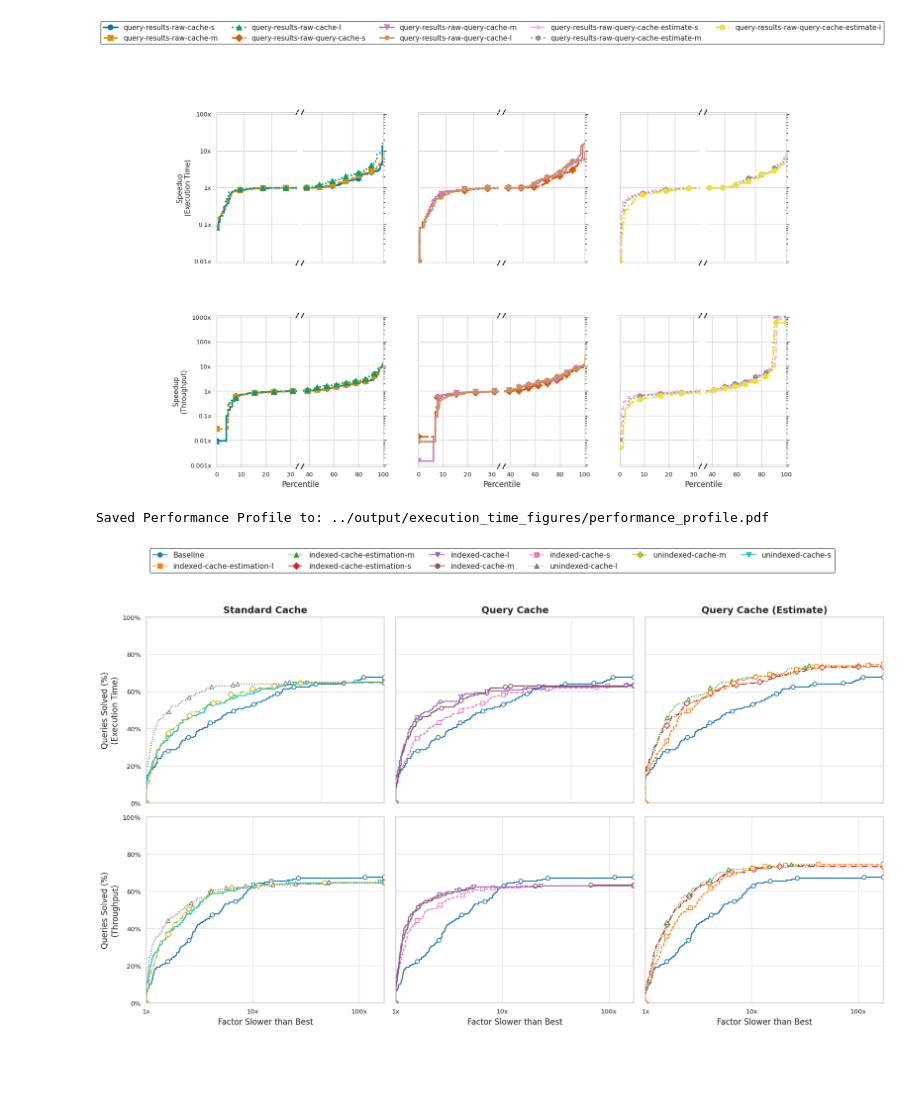
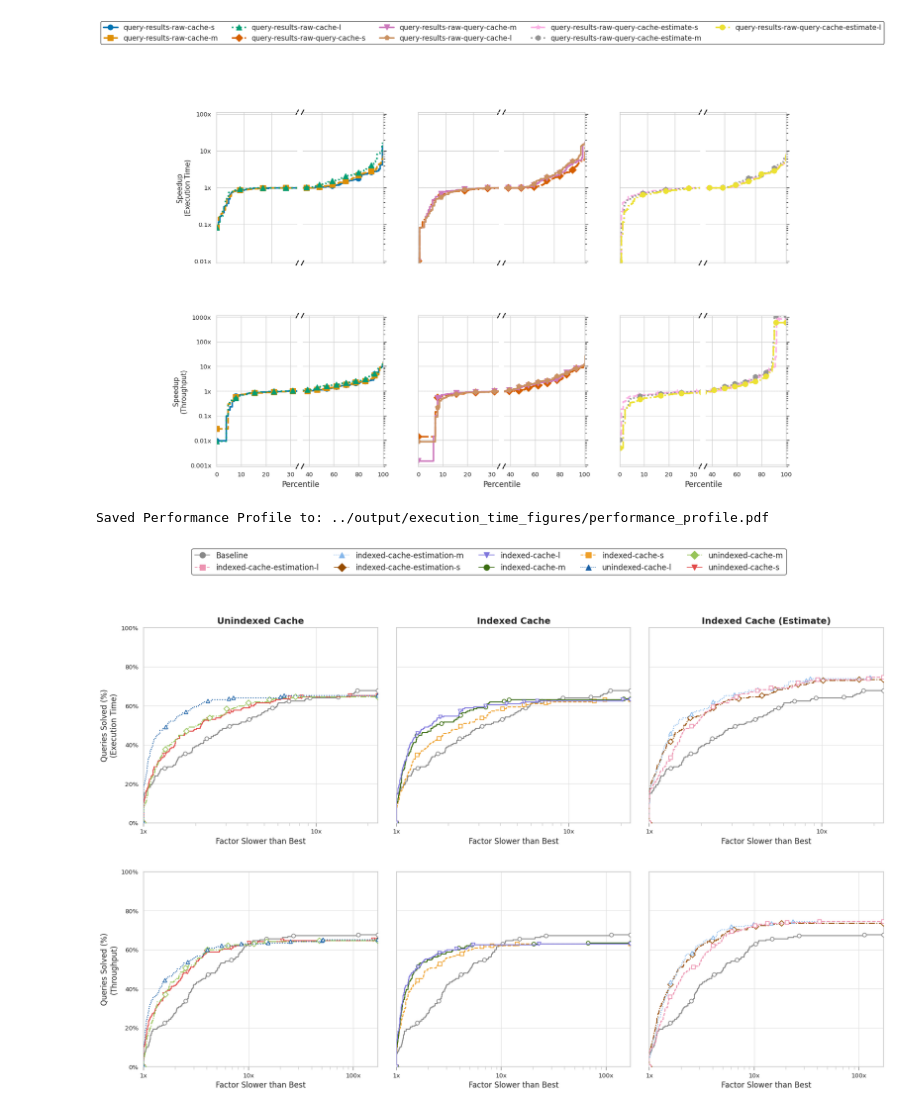
Before and after one commit to RubenEschauzier/process-raw-caching-jbr-output, a Jupyter notebook: src/data_analysis_quantile_plot.ipynb, the cells around one changed output. Saved outputs shown, nothing was run; the diff lists cells and outputs as text; code cells hidden in the pictures; blank space fills up the shorter version.

Commit message:
Add combined plot code

```diff
--- a/src/data_analysis_quantile_plot.ipynb
+++ b/src/data_analysis_quantile_plot.ipynb
@@ -847,7 +847,11 @@ def get_algorithm_labels(locations):
         mapping = {
             'cache': 'unindexed-cache',
             'query-cache': 'indexed-cache',
-            'query-cache-estimate': 'indexed-cache-estimation'
+            'query-cache-estimate': 'indexed-cache-estimation',
+            'random-cache': 'unindexed-cache',
+            'random-query-cache': 'indexed-cache',
+            'random-query-cache-estimate': 'indexed-cache-estimation'
+
         }
 
         mapped_type = mapping.get(base_type, base_type)
@@ -865,7 +869,7 @@ def plot_performance_profile(
     algorithm_labels_1=None,
     algorithm_labels_2=None,
     algorithm_labels_3=None,
-    facet_titles=["Standard Cache", "Query Cache", "Query Cache (Estimate)"],
+    facet_titles=["Unindexed Cache", "Indexed Cache", "Indexed Cache (Estimate)"],
     save_location=None
 ):
     """
@@ -940,12 +944,26 @@ def plot_performance_profile(
     if "Baseline" in algorithm_order:
         algorithm_order.insert(0, algorithm_order.pop(algorithm_order.index("Baseline")))
 
-    colors = sns.color_palette("tab10", n_colors=len(algorithm_order))
+    # Load tab10 palette
+    tab10 = sns.color_palette("tab10", 10)
+
+    color_mapping = {
+        'Baseline':                      '#888888',
+        'unindexed-cache-s':             '#E24B4A',
+        'indexed-cache-s':               '#EF9F27',
+        'indexed-cache-estimation-s':    '#964B00',
+        'unindexed-cache-m':             '#97C459',
+        'indexed-cache-m':               '#3B6D11',
+        'indexed-cache-estimation-m':    '#85B7EB',
+        'unindexed-cache-l':             '#185FA5',
+        'indexed-cache-l':               '#7F77DD',
+        'indexed-cache-estimation-l':    '#ED93B1',
+    }
 
     style_map = {}
     for i, alg in enumerate(algorithm_order):
         style_map[alg] = {
-            'color': colors[i],
+            'color': color_mapping.get(alg, tab10[i % 10]),
             'marker': style_markers[i % len(style_markers)],
             'ls': style_lines[i % len(style_lines)]
         }
@@ -975,9 +993,11 @@ def plot_performance_profile(
     num_facets = len(facet_groups)
     num_metrics = len(metrics)
 
-    # 5. Initialize Plot Grid (Added sharey=True to lock Y-axes together)
-    fig, axes = plt.subplots(num_metrics, num_facets, figsize=(5.5 * num_facets, 4.5 * num_metrics),
-                             squeeze=False, facecolor='white', sharey=True)
+    # 5. Initialize Plot Grid
+    fig, axes = plt.subplots(num_metrics, num_facets,
+                             figsize=(6.0 * num_facets, 6.5 * num_metrics),
+                             squeeze=False, facecolor='white', sharex='row', sharey='row',
+                             gridspec_kw={'wspace': 0.08, 'hspace': 0.25})
 
     # 6. Plotting Loop
     for row_idx, current_metric in enumerate(metrics):
@@ -992,14 +1012,15 @@ def plot_performance_profile(
             valid_mask = success_mask & (df_eval['throughput'] > 0)
             df_eval.loc[valid_mask, tau_col] = df_eval.loc[valid_mask, 'best_tp'] / df_eval.loc[valid_mask, 'throughput']
 
-        # Determine the maximum x-axis boundary for the ENTIRE ROW
         row_max_tau = df_eval[tau_col].replace([np.inf, -np.inf], np.nan).max()
-        if pd.isna(row_max_tau) or row_max_tau < 1.5: row_max_tau = 2.0
+        if pd.isna(row_max_tau) or row_max_tau < 1.5:
+            row_max_tau = 2.0
+        else:
+            row_max_tau = row_max_tau * 1.1
 
         for col_idx, (title, algs_in_facet) in enumerate(facet_groups):
             ax = axes[row_idx, col_idx]
 
-            # Explicitly enforce full grid and boundary box
             ax.grid(True, which='major', axis='both', color='#E0E0E0', linestyle='-', linewidth=0.8)
             for spine in ax.spines.values():
                 spine.set_visible(True)
@@ -1017,7 +1038,7 @@ def plot_performance_profile(
 
                 tau_plot = np.insert(tau_vals, 0, 1.0)
                 y_plot = np.insert(y_vals, 0, 0.0)
-                tau_plot = np.append(tau_plot, row_max_tau * 1.1)
+                tau_plot = np.append(tau_plot, row_max_tau)
                 y_plot = np.append(y_plot, y_plot[-1])
 
                 if len(tau_plot) > 12:
@@ -1042,24 +1063,27 @@ def plot_performance_profile(
             ax.xaxis.set_major_formatter(ticker.FuncFormatter(lambda x, _: f'{x:g}x'))
             ax.yaxis.set_major_formatter(ticker.PercentFormatter(1.0))
 
-            # FORCE alignment by explicitly defining the identical boundaries and ticks for every subplot
             ax.set_ylim(0, 1.0)
             ax.set_yticks([0.0, 0.2, 0.4, 0.6, 0.8, 1.0])
-            ax.set_xlim(1.0, row_max_tau * 1.1)
+            ax.set_xlim(1.0, row_max_tau)
+
+            # --- LOG SCALE MINOR TICKS FIX ---
+            # Explicitly add log minor ticks and force them to render
+            ax.xaxis.set_minor_locator(ticker.LogLocator(base=10.0, subs=np.arange(2, 10) * 1.0))
+            ax.tick_params(axis='x', which='major', bottom=True, length=6, width=1.2, color='#999999', labelbottom=True)
+            ax.tick_params(axis='x', which='minor', bottom=True, length=4, width=1.0, color='#CCCCCC')
 
             metric_title = "Throughput" if current_metric == 'throughput' else "Execution Time"
+
+            # Force x-axis labels and tick names to appear on EVERY row
+            ax.set_xlabel(f'Factor Slower than Best', fontsize=12)
 
             if row_idx == 0:
                 ax.set_title(title, fontsize=14, fontweight='bold')
             if col_idx == 0:
                 ax.set_ylabel(f'Queries Solved (%)\n({metric_title})', fontsize=12)
             else:
-                ax.tick_params(labelleft=False)
-
-            if row_idx == num_metrics - 1:
-                ax.set_xlabel(f'Factor Slower than Best', fontsize=12)
-            else:
-                ax.tick_params(labelbottom=False)
+                ax.tick_params(axis='y', labelleft=False)
 
     # 7. Global Legend Construction
     custom_handles = []
@@ -1067,23 +1091,31 @@ def plot_performance_profile(
         c_style = style_map[alg]
         custom_handles.append(mlines.Line2D(
             [], [], color=c_style['color'], marker=c_style['marker'],
-            linestyle=c_style['ls'], markersize=7, label=alg
+            linestyle=c_style['ls'],
+            markersize=9,
+            label=alg
         ))
 
+    # Adjusted top margin to accommodate larger legend in the taller figure
+    fig.subplots_adjust(top=0.82, bottom=0.08, left=0.08, right=0.98)
+
+    # Legend sizing and positioning
     fig.legend(handles=custom_handles, labels=algorithm_order,
-               loc='lower center', bbox_to_anchor=(0.5, 1.05),
-               ncol=min(len(algorithm_order), 6), frameon=True,
-               edgecolor='black', fontsize=11)
-
-    fig.tight_layout()
+               loc='upper center', bbox_to_anchor=(0.5, 0.96),
+               ncol=5,
+               frameon=True,
+               edgecolor='black',
+               fontsize=12)
 
     if save_location:
         os.makedirs(os.path.dirname(save_location), exist_ok=True)
+        # bbox_inches='tight' safely encompasses the legend and plots together
         plt.savefig(save_location, bbox_inches='tight', facecolor='white', transparent=False)
         print(f"Saved Performance Profile to: {save_location}")
 
     plt.show()
 
+# Execution block remains the same
 if __name__ == "__main__":
     raw_data_cache_s = os.path.join("..", "data", "query-results-raw-cache-s.json")
     raw_data_cache_m = os.path.join("..", "data", "query-results-raw-cache-m.json")
@@ -1094,31 +1126,31 @@ if __name__ == "__main__":
     raw_data_query_cache_l = os.path.join("..", "data", "query-results-raw-query-cache-l.json")
 
     raw_data_query_cache_estimate_s = os.path.join("..", "data", "query-results-raw-query-cache-estimate-s.json")
     raw_data_query_cache_estimate_m = os.path.join("..", "data", "query-results-raw-query-cache-estimate-m.json")
     raw_data_query_cache_estimate_l = os.path.join("..", "data", "query-results-raw-query-cache-estimate-l.json")
 
     all_locations_cache = [ raw_data_cache_s, raw_data_cache_m, raw_data_cache_l ]
     all_locations_query_cache = [ raw_data_query_cache_s, raw_data_query_cache_m, raw_data_query_cache_l ]
     all_locations_query_cache_estimate = [ raw_data_query_cache_estimate_s, raw_data_query_cache_estimate_m, raw_data_query_cache_estimate_l ]
 
     location_default = [ os.path.join("..", "data", "query-results-raw-default.json") ]
 
     # Dynamically generate the algorithm labels based on filenames
     labels_cache = get_algorithm_labels(all_locations_cache)
     labels_query_cache = get_algorithm_labels(all_locations_query_cache)
     labels_estimate = get_algorithm_labels(all_locations_query_cache_estimate)
 
     plot_performance_profile(
         baseline_locations=location_default,
         cache_locations_1=all_locations_cache,
         cache_locations_2=all_locations_query_cache,
         cache_locations_3=all_locations_query_cache_estimate,
         algorithm_labels_1=labels_cache,
         algorithm_labels_2=labels_query_cache,
         algorithm_labels_3=labels_estimate,
         metrics=["time", "throughput"],
         save_location="../output/execution_time_figures/performance_profile.pdf"
     )
 # %% [output]
 Saved Performance Profile to: ../output/execution_time_figures/performance_profile.pdf
-[figure, old version]
+[figure, new version]
```
Also changed, not shown: parts of 1 cell of this notebook, 1 other file.
